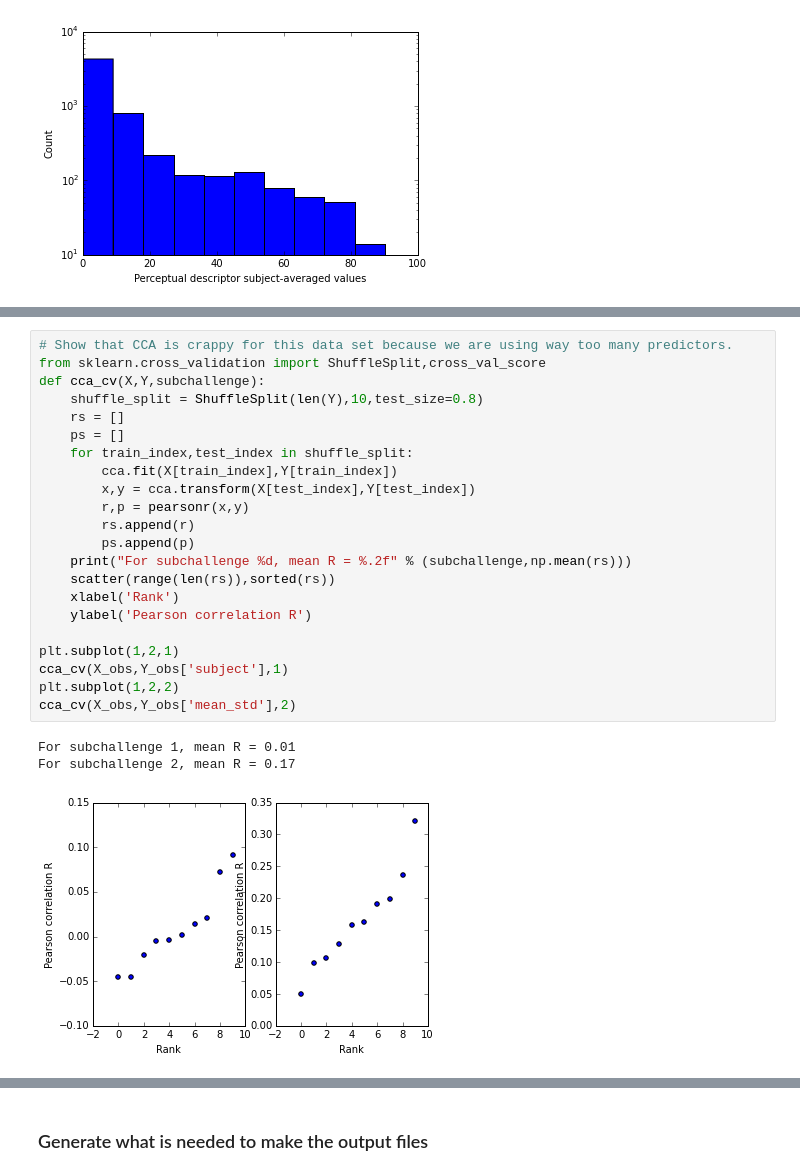
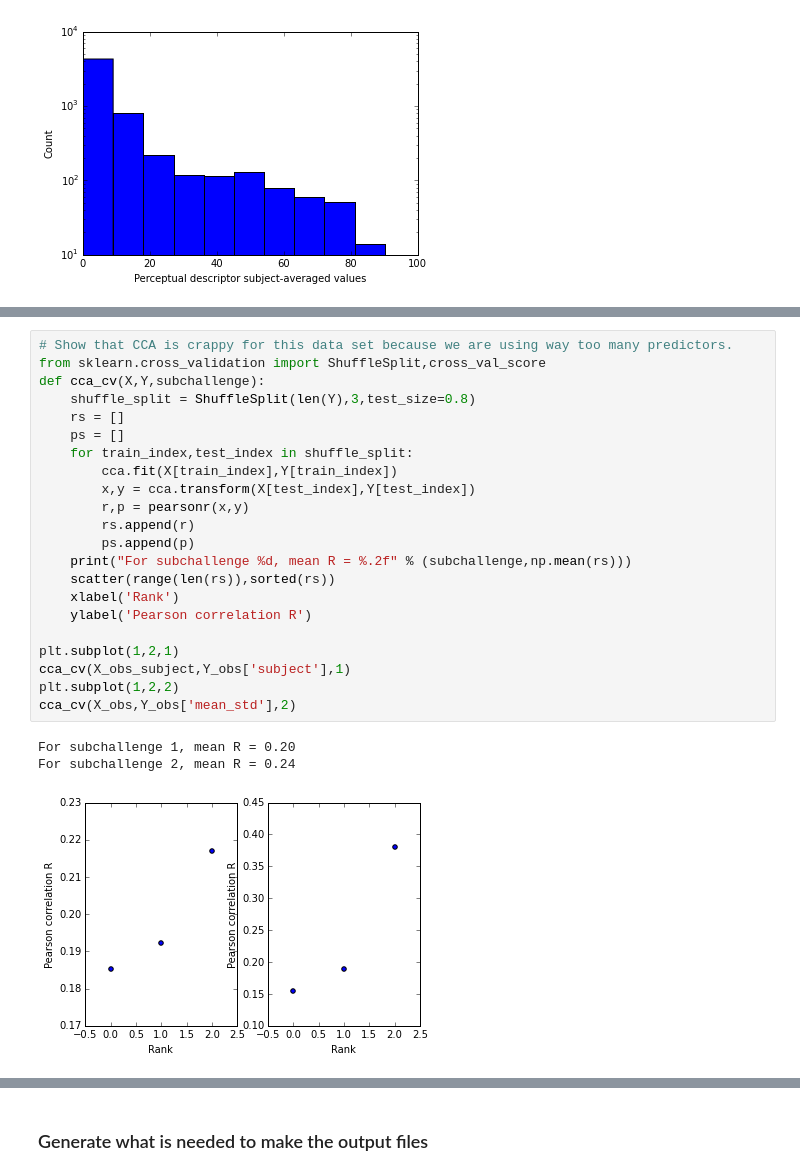
Before and after one commit to beanSsong/dream, a Jupyter notebook: dream.ipynb, the cells around one changed output, grey strips where cells are left out. Saved outputs shown, nothing was run; the diff lists cells and outputs as text.

```diff
--- a/dream.ipynb
+++ b/dream.ipynb
@@ -274,29 +268,29 @@ For subchallenge 2, R = 1.00000
 # %%
 # Show that CCA is crappy for this data set because we are using way too many predictors.
 from sklearn.cross_validation import ShuffleSplit,cross_val_score
 def cca_cv(X,Y,subchallenge):
-    shuffle_split = ShuffleSplit(len(Y),10,test_size=0.8)
+    shuffle_split = ShuffleSplit(len(Y),3,test_size=0.8)
     rs = []
     ps = []
     for train_index,test_index in shuffle_split:
         cca.fit(X[train_index],Y[train_index])
         x,y = cca.transform(X[test_index],Y[test_index])
         r,p = pearsonr(x,y)
         rs.append(r)
         ps.append(p)
     print("For subchallenge %d, mean R = %.2f" % (subchallenge,np.mean(rs)))
     scatter(range(len(rs)),sorted(rs))
     xlabel('Rank')
     ylabel('Pearson correlation R')
 
 plt.subplot(1,2,1)
-cca_cv(X_obs,Y_obs['subject'],1)
+cca_cv(X_obs_subject,Y_obs['subject'],1)
 plt.subplot(1,2,2)
 cca_cv(X_obs,Y_obs['mean_std'],2)
 # %% [output]
-For subchallenge 1, mean R = 0.01
-For subchallenge 2, mean R = 0.17
+For subchallenge 1, mean R = 0.20
+For subchallenge 2, mean R = 0.24
-[figure, old version]
+[figure, new version]
 # %%
 # Show that random forest regression can also be used to fit all the data in-sample.
 from sklearn.ensemble import RandomForestRegressor
```
Also changed, not shown: parts of 14 cells of this notebook.
